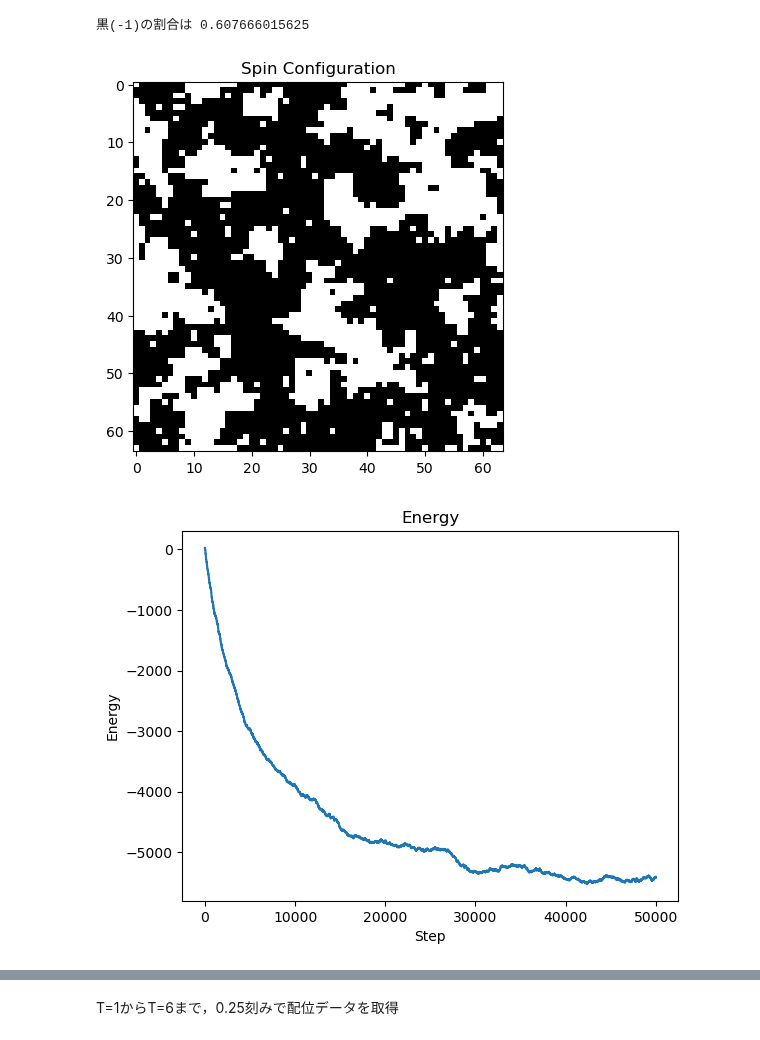
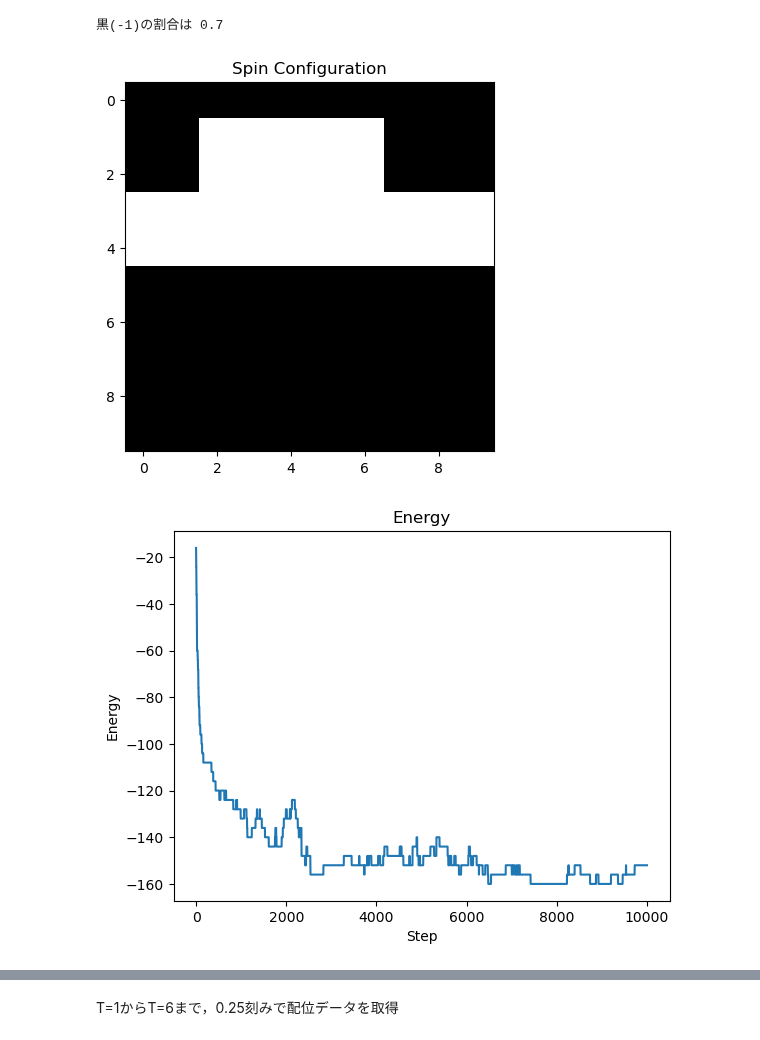
Before and after one commit to Chansuga/Master-s_thesis, a Jupyter notebook: Ising/Ising_samp.ipynb, the cells around one changed output, grey strips where cells are left out. Saved outputs shown, nothing was run; the diff lists cells and outputs as text; code cells hidden in the pictures.

```diff
--- a/Ising/Ising_samp.ipynb
+++ b/Ising/Ising_samp.ipynb
@@ -7,58 +1,62 @@ import pandas as pd
 # %%
+# ライブラリのインポート
+import numpy as np
+import matplotlib.pyplot as plt
+from tqdm import tqdm
+import pandas as pd
+
 # 関数を定義
 def metropolis_ising(L, T, num_steps, J=1):
     lattice = np.random.choice([-1, 1], size=(L, L))
     energies = []
 
     for step in range(num_steps):
         i = np.random.randint(L)
         j = np.random.randint(L)
 
 
         # 近傍のスピンの総和を計算（周期境界条件を適用）
         total = lattice[(i + 1) % L, j] + lattice[(i - 1) % L, j] + \
                 lattice[i, (j + 1) % L] + lattice[i, (j - 1) % L]
 
         # エネルギー差を計算
         delta_energy = 2 * J * lattice[i, j] * total
 
         if delta_energy < 0 or np.random.rand() < np.exp(-delta_energy / T):
             # スピンを反転させる
             lattice[i, j] *= -1
 
         energies.append(-J * np.sum(lattice * (np.roll(lattice, 1, axis=0) + np.roll(lattice, 1, axis=1))))
 
     # スピン変数全体を反転させるかどうかのif文(いらないかも)
     # 図だと黒の割合が必ず50%以上になるようにしている
     if np.sum(lattice==1) >= L*L/2:
         lattice = lattice*-1
     else:
         lattice = lattice
 
     return lattice, energies
+
+
+# Metropolisモンテカルロ法によるサンプリング
+# L=10, T=3, num_steps=10000
+lattice, energies = metropolis_ising(10, 1.00, 10000)
+
+# 黒の割合を出力
+print("黒(-1)の割合は",np.sum(lattice==-1)/lattice.size)
+
+# スピン配位の可視化
+plt.imshow(lattice, cmap='gray', interpolation='nearest')
+plt.title("Spin Configuration")
+plt.show()
+
+# エネルギーの変化の可視化
+plt.plot(energies)
+plt.title("Energy")
+plt.xlabel("Step")
+plt.ylabel("Energy")
+plt.show()
+# %% [output]
+黒(-1)の割合は 0.7
+[figure, added]
+[figure, added]
-# %%
-# Metropolisモンテカルロ法によるサンプリング
-L=64
-T=2.0
-num_steps=50000
-lattice, energies = metropolis_ising(L, T, num_steps)
-
-# 黒の割合を出力
-print("黒(-1)の割合は",np.sum(lattice==-1)/lattice.size)
-# %% [output]
-黒(-1)の割合は 0.607666015625
-# %%
-# スピン配位の可視化
-plt.imshow(lattice, cmap='gray', interpolation='nearest')
-plt.title("Spin Configuration")
-plt.show()
-
-# エネルギーの変化の可視化
-plt.plot(energies)
-plt.title("Energy")
-plt.xlabel("Step")
-plt.ylabel("Energy")
-plt.show()
-# %% [output]
-[figure, removed]
-[figure, removed]
```
Also changed, not shown: parts of 3 cells of this notebook, 5 other files.
